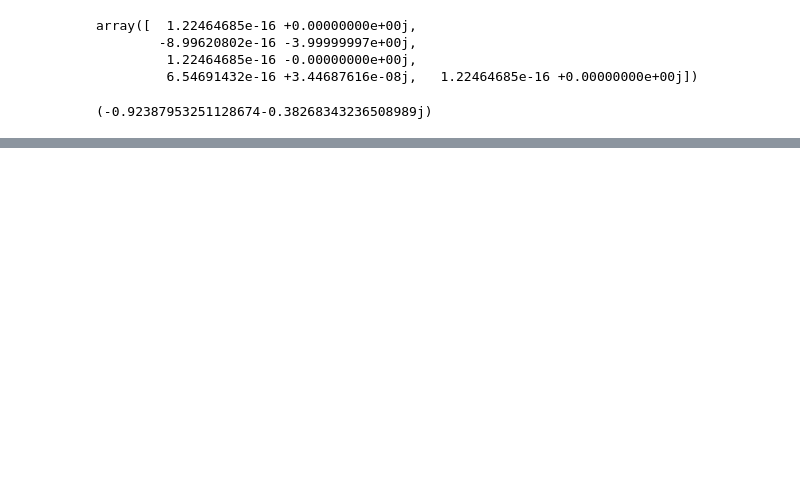
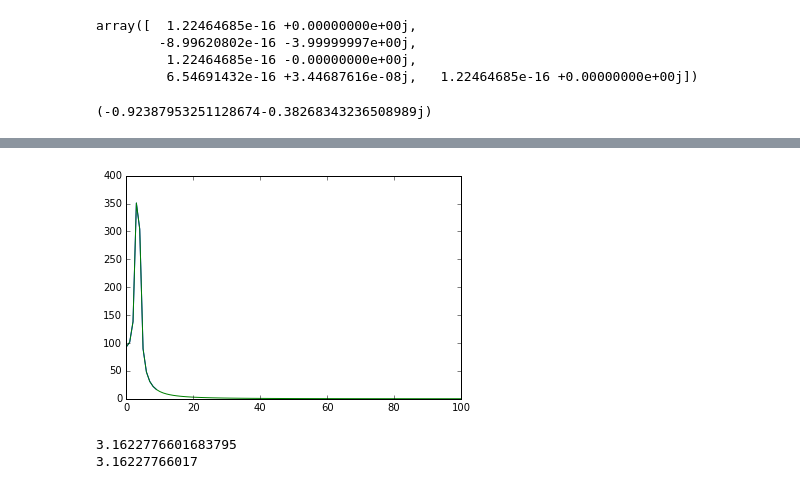
Before and after one commit to hamling-ling/OsakanaFFT, a Jupyter notebook: research/research.ipynb, the cells around one changed output, grey strips where cells are left out. Cells and saved outputs as stored; diff of their text form; code cells hidden in the pictures; blank space fills up the shorter version.

```diff
--- a/research/research.ipynb
+++ b/research/research.ipynb
@@ -48,0 +61,16 @@ print(f[0:10])
+# %%
+fft_dat=np.loadtxt('N1024_Q78_fft.dat', delimiter=',')
+res=fft_dat[:,0]*N
+ims=fft_dat[:,1]*N
+plt.plot(np.sqrt(res*res+ims*ims))
+plt.plot(np.abs(F))
+plt.xlim(xmax = 100)
+#plt.show()
+# %% [output]
+[figure, added]
+# %%
+print(abs(3+1j))
+print(np.sqrt(3*3+1))
+# %% [output]
+3.1622776601683795
+3.16227766017
```
Also changed, not shown: parts of 2 cells of this notebook, 7 other files.
